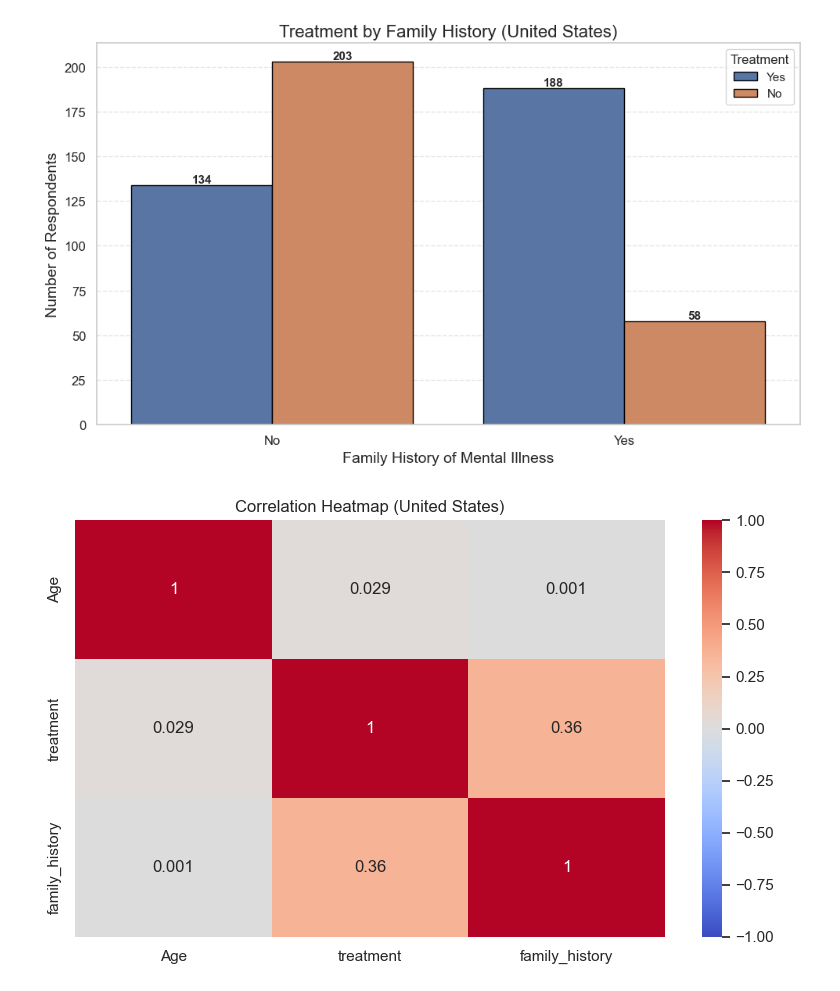
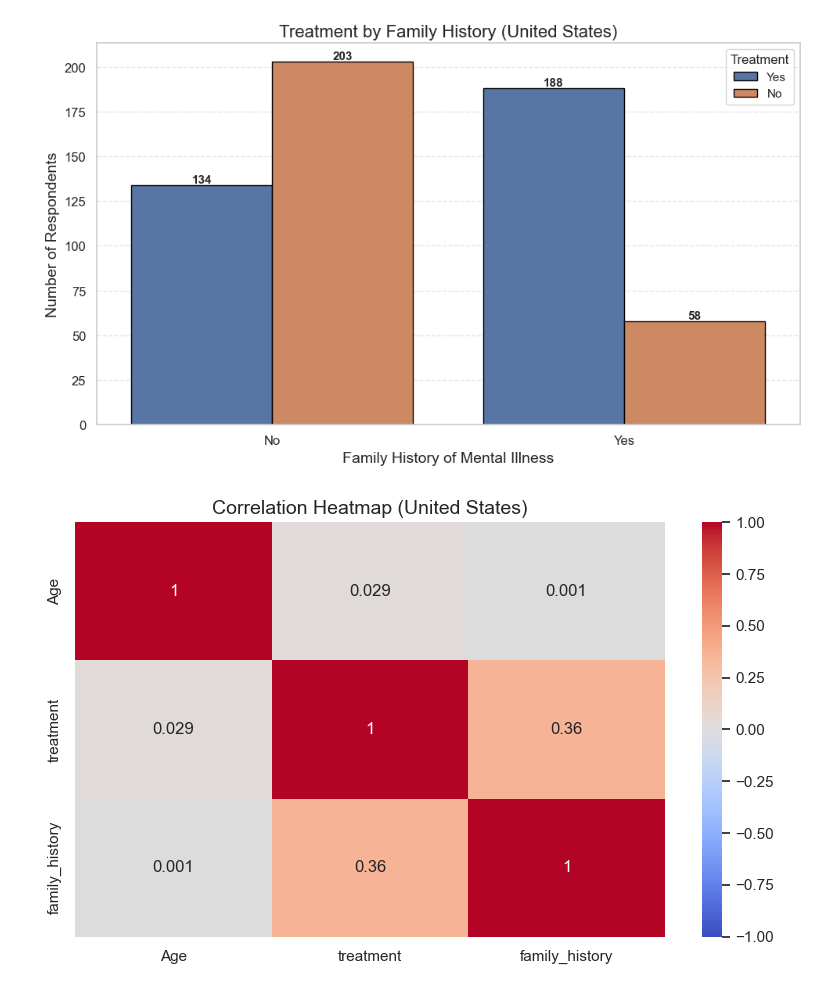
Before and after one commit to markchweya/DSA2040A_DataMining_Group1, a Jupyter notebook: DSA2040A_DataMining_Group1/notebooks/2_exploratory_analysis.ipynb, the cells around one changed output. Drawn from its saved outputs; the diff is of its cells as text; code cells hidden in the pictures.

```diff
--- a/DSA2040A_DataMining_Group1/notebooks/2_exploratory_analysis.ipynb
+++ b/DSA2040A_DataMining_Group1/notebooks/2_exploratory_analysis.ipynb
@@ -276,21 +276,19 @@ plt.show()
 # %% [output]
 [figure]
 # %%
+# 🔄 Encode categorical variables
 df_encoded = df_us.copy()
 binary_map = {'Yes': 1, 'No': 0}
-
 df_encoded['treatment'] = df_encoded['treatment'].map(binary_map)
 df_encoded['family_history'] = df_encoded['family_history'].map(binary_map)
 
-# Now do a correlation
-corr = df_encoded[['Age', 'treatment', 'family_history']].corr()
-
-# Plot the heatmap
+# 📊 Correlation heatmap
 plt.figure(figsize=(8, 5))
-sns.heatmap(corr, annot=True, cmap='coolwarm', vmin=-1, vmax=1)
-plt.title('Correlation Heatmap (United States)')
+sns.heatmap(df_encoded[['Age', 'treatment', 'family_history']].corr(),
+            annot=True, cmap='coolwarm', vmin=-1, vmax=1)
+plt.title('Correlation Heatmap (United States)', fontsize=14)
 plt.tight_layout()
 plt.show()
 # %% [output]
-[figure, old version]
+[figure, new version]
 # %% [markdown]
```
Also changed, not shown: parts of 4 cells of this notebook, 1 other file.
